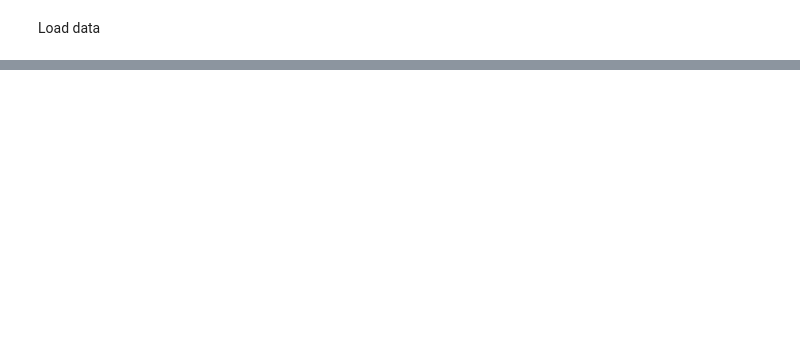
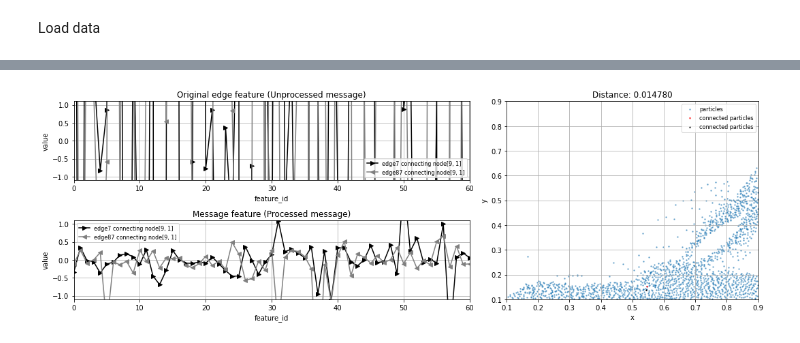
Before and after one commit to yjchoi1/gns-mpm, a Jupyter notebook: gns/see_messages.ipynb, the cells around one changed output, grey strips where cells are left out. Drawn from its saved outputs; the diff is of its cells as text; code cells hidden in the pictures; blank space fills up the shorter version.

```diff
--- a/gns/see_messages.ipynb
+++ b/gns/see_messages.ipynb
@@ -62,0 +40,85 @@ plt.tight_layout()
+# %%
+# inputs
+n_investigate = 100
+
+def annotate_axes(fig):
+        for i, ax in enumerate(fig.axes):
+                if i == 0 or 1:
+                        ax.set_xlabel("feature_id")
+                        ax.set_ylabel("value")
+                        ax.set_xlim([0, 60])
+                        ax.set_ylim([-1.1, 1.1])
+                        ax.legend(prop={'size': 8})
+                        ax.grid()
+
+message_similarities = []
+message_magnitudes = []
+node_distances = []
+
+for i in range(n_investigate):
+        # get edge id connecting the same node pair (bidirectional edge)
+        same_edge_ids = connectivity_indices[i][0]
+        # get the node ids connected by the above edges
+        connected_node_ids = connectivity_indices[i][1]
+
+        # find messages corresponds to the above edges
+        unprocessed_messages = edge_features_unprocessed[
+                [same_edge_ids[0], same_edge_ids[1]]
+        ]
+        processed_messages = edge_features_processed[
+                [same_edge_ids[0], same_edge_ids[1]]
+        ]
+        # calculate mse between two processed messages
+        message_similarity = ((processed_messages[0] - processed_messages[1])**2).mean()
+        message_similarities.append(message_similarity)
+        # calculate sum of absolute values of messages
+        message_magnitude = np.abs(processed_messages[0]).sum(), \
+                            np.abs(processed_messages[1]).sum()
+        message_magnitudes.append(message_magnitude)
+
+
+        # find coordinates of node pairs corresponds to the above edges
+        node_coords = most_recent_position[[connected_node_ids[0], connected_node_ids[1]]]
+        distance = np.sqrt(np.sum((node_coords[0]-node_coords[1])**2))
+        node_distances.append(distance)
+
+        #################################################################################
+        if distance > 0.0145:
+                # plot
+                fig = plt.figure(figsize=(15, 5))
+                ax1 = plt.subplot2grid((2, 5), (0, 0), colspan=3)
+                ax2 = plt.subplot2grid((2, 5), (1, 0), colspan=3)
+                ax3 = plt.subplot2grid((2, 5), (0, 3), rowspan=2, colspan=2)
+
+                ax1.plot(np.arange(128), unprocessed_messages[0],
+                        label=f"edge{same_edge_ids[0]} connecting node{connected_node_ids}", marker=">", color="black")
+                ax1.plot(np.arange(128), unprocessed_messages[1],
+                        label=f"edge{same_edge_ids[1]} connecting node{connected_node_ids}", marker="<", color="gray")
+                ax2.plot(np.arange(128), processed_messages[0],
+                        label=f"edge{same_edge_ids[0]} connecting node{connected_node_ids}", marker=">", color="black")
+                ax2.plot(np.arange(128), processed_messages[1],
+                        label=f"edge{same_edge_ids[1]} connecting node{connected_node_ids}", marker="<", color="gray")
+                ax3.scatter(most_recent_position[:, 0], most_recent_position[:, 1],
+                            label="particles", s=2, alpha=0.5)
+                # specify connected node pair
+                markers = ['v', '^']
+                colors = ["r", "k"]
+                for j, node_coord in enumerate(node_coords):
+                        ax3.scatter(node_coord[0], node_coord[1],
+                                    marker=markers[j],
+                                    color=colors[j],
+                                    label="connected particles", s=2)
+
+                annotate_axes(fig)
+                ax1.set_title("Original edge feature (Unprocessed message)")
+                ax2.set_title("Message feature (Processed message)")
+                ax3.set_xlabel("x")
+                ax3.set_ylabel("y")
+                ax3.set_xlim([0.1, 0.9])
+                ax3.set_ylim([0.1, 0.9])
+                ax3.set_title(f"Distance: {distance:3f}")
+                plt.tight_layout()
+                fig.savefig(f"message_data/connection{i}.svg", format="svg")
+                #################################################################################
+# %% [output]
+[figure, added]
```
Also changed, not shown: parts of 8 cells of this notebook, 5 other files.
